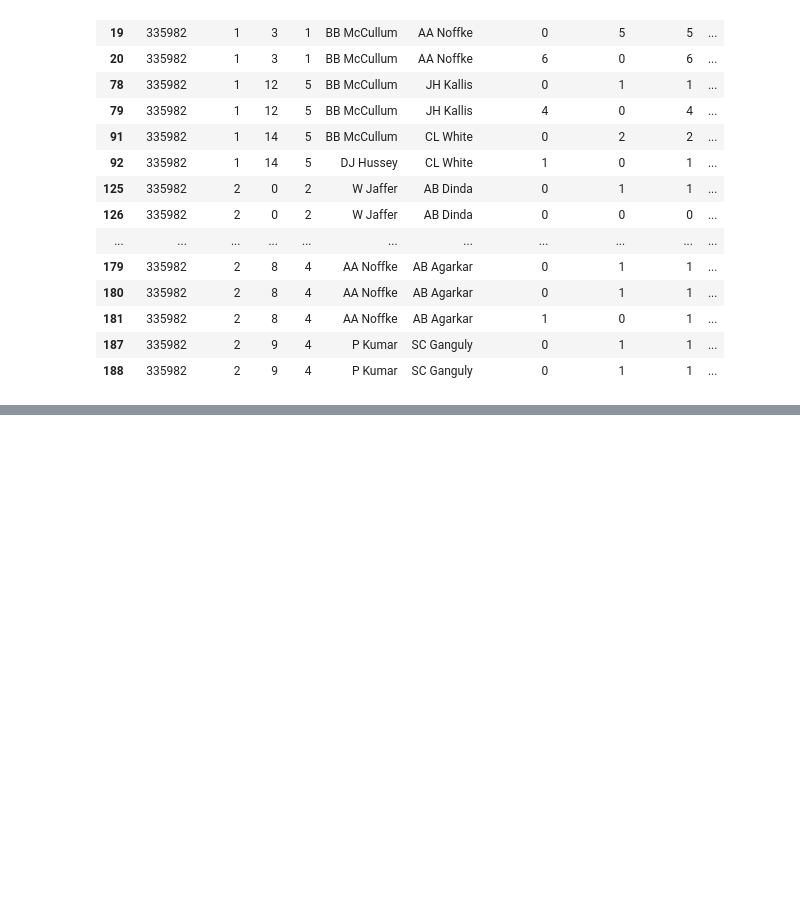
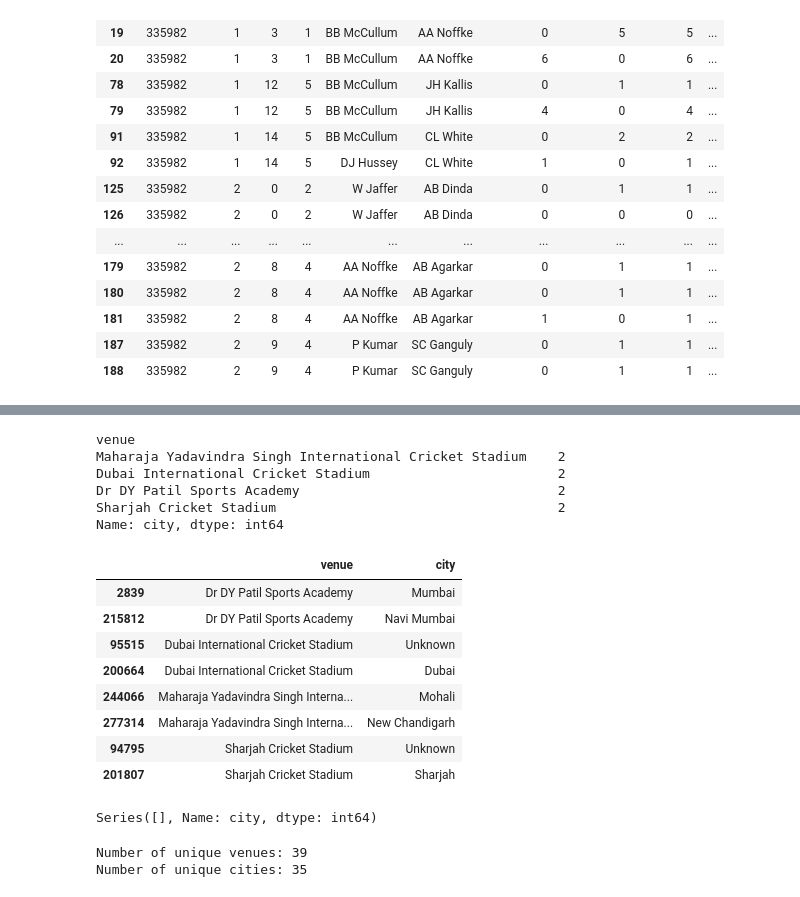
Before and after one commit to SandeepKumar-1019/IPL-Performance-Intelligence, a Jupyter notebook: notebooks/01_data_exploration_and_cleaning.ipynb, the cells around one changed output, grey strips where cells are left out. Drawn from its saved outputs; the diff is of its cells as text; code cells hidden in the pictures; blank space fills up the shorter version.

```diff
--- a/notebooks/01_data_exploration.ipynb
+++ b/notebooks/01_data_exploration_and_cleaning.ipynb
@@ -361,0 +744,15 @@ duplicate_balls[['match_id', 'innings', 'over', 'ball',
+# %%
+team_name_mapping = {
+    'Royal Challengers Bangalore': 'Royal Challengers Bengaluru',
+    'Delhi Daredevils': 'Delhi Capitals',
+    'Kings XI Punjab': 'Punjab Kings',
+    'Rising Pune Supergiants': 'Rising Pune Supergiant'
+}
+# %%
+team_columns = [
+    'batting_team',
+    'bowling_team',
+    'match_won_by',
+    'toss_winner',
+    'superover_winner'
+]
@@ -361,0 +967,8 @@ duplicate_balls[['match_id', 'innings', 'over', 'ball',
+# %%
+venue_city_counts = (
+    df.groupby('venue')['city']
+    .nunique()
+    .sort_values(ascending=False)
+)
+
+venue_city_counts
@@ -361,0 +993,23 @@ duplicate_balls[['match_id', 'innings', 'over', 'ball',
+# %%
+venue_city_counts[venue_city_counts > 1]
+# %% [output]
+venue
+Maharaja Yadavindra Singh International Cricket Stadium    2
+Dubai International Cricket Stadium                        2
+Dr DY Patil Sports Academy                                 2
+Sharjah Cricket Stadium                                    2
+Name: city, dtype: int64
+# %%
+problem_venues = venue_city_counts[venue_city_counts > 1].index
+
+df[df['venue'].isin(problem_venues)][['venue', 'city']].drop_duplicates().sort_values('venue')
+# %% [output]
+|  | venue | city |
+| 2839 | Dr DY Patil Sports Academy | Mumbai |
+| 215812 | Dr DY Patil Sports Academy | Navi Mumbai |
+| 95515 | Dubai International Cricket Stadium | Unknown |
+| 200664 | Dubai International Cricket Stadium | Dubai |
+| 244066 | Maharaja Yadavindra Singh Interna... | Mohali |
+| 277314 | Maharaja Yadavindra Singh Interna... | New Chandigarh |
+| 94795 | Sharjah Cricket Stadium | Unknown |
+| 201807 | Sharjah Cricket Stadium | Sharjah |
@@ -361,0 +1028,16 @@ duplicate_balls[['match_id', 'innings', 'over', 'ball',
+# %%
+venue_city_counts = (
+    df.groupby('venue')['city']
+    .nunique()
+    .sort_values(ascending=False)
+)
+
+venue_city_counts[venue_city_counts > 1]
+# %% [output]
+Series([], Name: city, dtype: int64)
+# %%
+print("Number of unique venues:", df['venue'].nunique())
+print("Number of unique cities:", df['city'].nunique())
+# %% [output]
+Number of unique venues: 39
+Number of unique cities: 35
```
Also changed, not shown: parts of 39 cells of this notebook, 3 other files.
